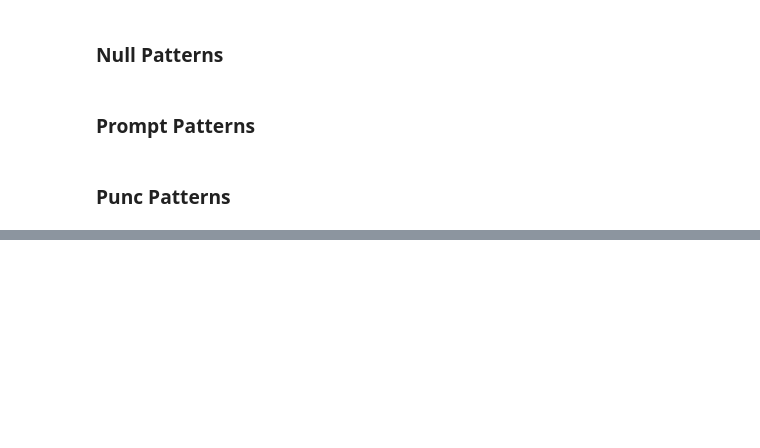
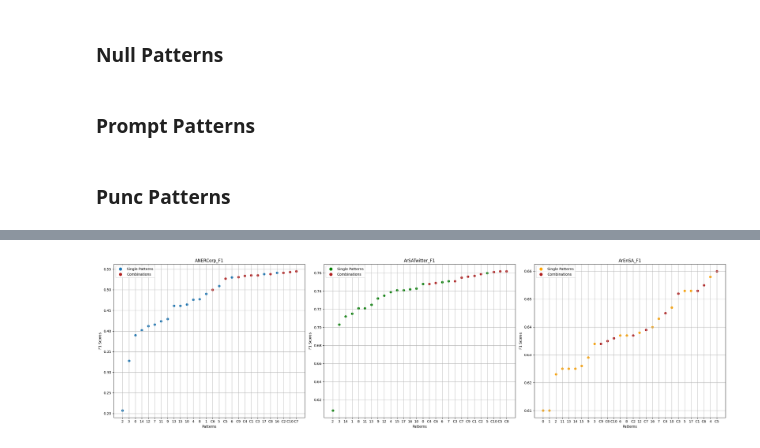
Before and after one commit to moeyad7/Thesis_Data, a Jupyter notebook: thesis-plots.ipynb, the cells around one changed output, grey strips where cells are left out. Saved outputs shown, nothing was run; the diff lists cells and outputs as text; code cells hidden in the pictures; blank space fills up the shorter version.

```diff
--- a/thesis-plots.ipynb
+++ b/thesis-plots.ipynb
@@ -305,0 +498,95 @@ patterns = ['Punc1','Punc2']
+# %%
+import matplotlib.pyplot as plt
+from matplotlib.lines import Line2D
+
+
+ANERCorp_F1 = [0.39, 0.49, 0.207, 0.328, 0.476, 0.509, 0.53, 0.416, 0.477, 0.429, 0.464, 0.424, 0.412, 0.461, 0.402, 0.461, 0.541, 0.538, 0.535, 0.541, 0.535, 0.534, 0.527, 0.500, 0.545, 0.538, 0.531, 0.543]
+ArSATwitter_F1 = [0.748, 0.715, 0.608, 0.703, 0.739, 0.76, 0.75, 0.751, 0.721, 0.732, 0.743, 0.721, 0.735, 0.725, 0.712, 0.741, 0.742, 0.741, 0.757, 0.759, 0.751, 0.748, 0.762, 0.749, 0.755, 0.762, 0.756, 0.761]
+ArEnSA_F1 = [0.61, 0.61, 0.623, 0.634, 0.658, 0.653, 0.637, 0.643, 0.637, 0.629, 0.647, 0.625, 0.638, 0.625, 0.625, 0.626, 0.64, 0.653, 0.653, 0.637, 0.652, 0.645, 0.66, 0.655, 0.639, 0.635, 0.634, 0.636]
+
+patterns = [0, 1, 2, 3, 4, 5, 6, 7, 8, 9, 10, 11, 12, 13, 14, 15, 16, 17, 'C1', 'C2', 'C3', 'C4', 'C5', 'C6', 'C7', 'C8', 'C9', 'C10']
+
+
+ANERCorp_sorted_indices = list(zip(ANERCorp_F1, patterns))
+ArSATwitter_indices = list(zip(ArSATwitter_F1, patterns))
+ArEnSA_indices = list(zip(ArEnSA_F1, patterns))
+
+
+sorted_ANERCorp = sorted(ANERCorp_sorted_indices, key=lambda tup: tup[0])
+sorted_ArSATwitter = sorted(ArSATwitter_indices, key=lambda tup: tup[0])
+sorted_ArEnSA = sorted(ArEnSA_indices, key=lambda tup: tup[0])
+
+
+ANERCorp_F1_sorted, ANERCorp_patterns_sorted = zip(*sorted_ANERCorp)
+ArSATwitter_F1_sorted, ArSATwitter_patterns_sorted = zip(*sorted_ArSATwitter)
+ArEnSA_F1_sorted, ArEnSA__patterns_sorted = zip(*sorted_ArEnSA)
+
+# Create subplots for each dataset
+plt.figure(figsize=(25, 7))
+
+plt.subplot(1, 3, 1)
+
+for i, pattern in enumerate(ANERCorp_patterns_sorted):
+    color = 'C0' if not str(pattern).startswith('C') else 'firebrick'
+    label = 'Single Patterns' if not str(pattern).startswith('C') else 'Combinations'
+    plt.scatter(i, ANERCorp_F1_sorted[i], label=label, color=color)
+
+plt.title('ANERCorp_F1')
+plt.xlabel('Patterns')
+plt.ylabel('F1 Scores')
+plt.xticks(range(len(ANERCorp_patterns_sorted)), ANERCorp_patterns_sorted)
+legend_elements = [
+    Line2D([0], [0], marker='o', color='w', label='Single Patterns', markerfacecolor='C0', markersize=10),
+    Line2D([0], [0], marker='o', color='w', label='Combinations', markerfacecolor='firebrick', markersize=10)
+]
+plt.legend(handles=legend_elements, loc='upper left')
+plt.grid(True)
+
+
+# Subplot for ArSATwitter_F1
+plt.subplot(1, 3, 2)
+
+for i, pattern in enumerate(ArSATwitter_patterns_sorted):
+    color = 'green' if not str(pattern).startswith('C') else 'firebrick'
+    label = 'Single Patterns' if not str(pattern).startswith('C') else 'Combinations'
+    plt.scatter(i, ArSATwitter_F1_sorted[i], label=label, color=color)
+
+plt.title('ArSATwitter_F1')
+plt.xlabel('Patterns')
+plt.ylabel('F1 Scores')
+plt.xticks(range(len(ArSATwitter_patterns_sorted)), ArSATwitter_patterns_sorted)
+legend_elements = [
+    Line2D([0], [0], marker='o', color='w', label='Single Patterns', markerfacecolor='green', markersize=10),
+    Line2D([0], [0], marker='o', color='w', label='Combinations', markerfacecolor='firebrick', markersize=10)
+]
+plt.legend(handles=legend_elements, loc='upper left')
+plt.grid(True)
+
+
+
+# Subplot for ArEnSA_F1
+plt.subplot(1, 3, 3)
+
+for i, pattern in enumerate(ArEnSA__patterns_sorted):
+    color = 'orange' if not str(pattern).startswith('C') else 'firebrick'
+    label = 'Single Patterns' if not str(pattern).startswith('C') else 'Combinations'
+    plt.scatter(i, ArEnSA_F1_sorted[i], label=label, color=color)
+
+plt.title('ArEnSA_F1')
+plt.xlabel('Patterns')
+plt.ylabel('F1 Scores')
+plt.xticks(range(len(ArEnSA__patterns_sorted)), ArEnSA__patterns_sorted)
+legend_elements = [
+    Line2D([0], [0], marker='o', color='w', label='Single Patterns', markerfacecolor='orange', markersize=10),
+    Line2D([0], [0], marker='o', color='w', label='Combinations', markerfacecolor='firebrick', markersize=10)
+]
+plt.legend(handles=legend_elements, loc='upper left')
+plt.grid(True)
+
+# Adjust layout to prevent overlapping
+plt.tight_layout()
+
+# Show the plots
+plt.show()
+# %% [output]
+[figure, added]
```
Also changed, not shown: parts of 12 cells of this notebook.
